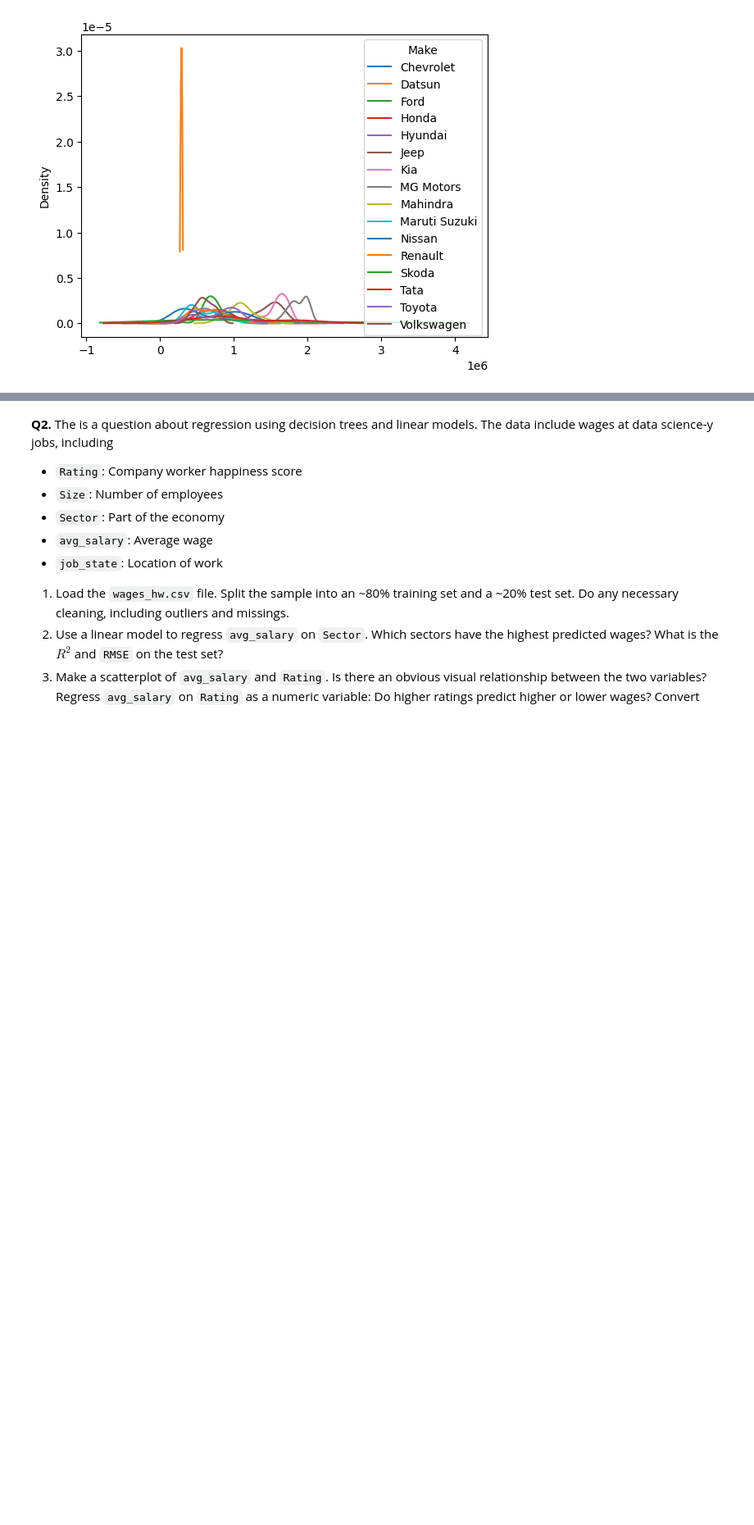
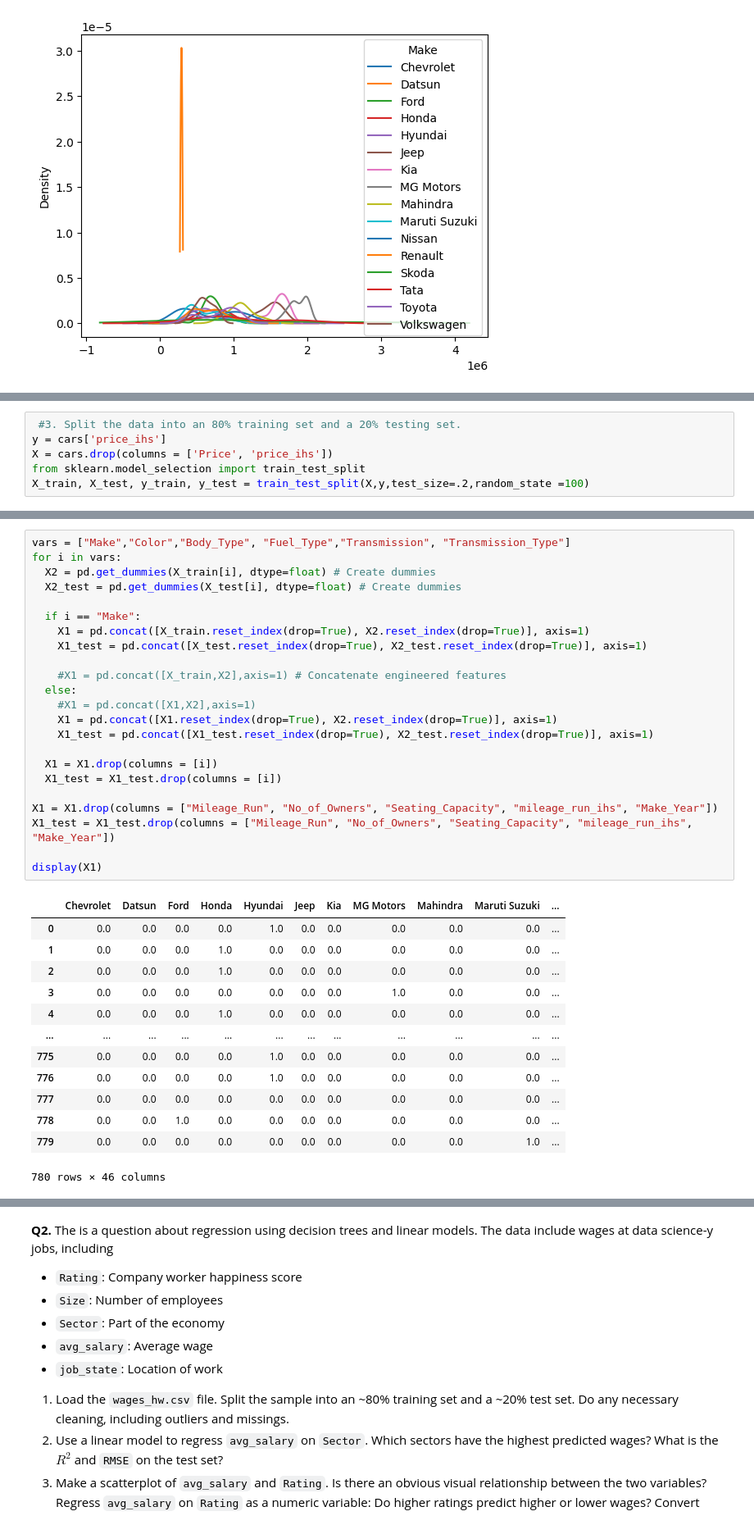
Before and after one commit to BAltenburger/assignment4, a Jupyter notebook: assignment4.ipynb, the cells around one changed output, grey strips where cells are left out. Shown: that part at 82% size. Cells and saved outputs as stored; diff of their text form; blank space fills up the shorter version.

```diff
--- a/assignment4.ipynb
+++ b/assignment4.ipynb
@@ -134,0 +118,6 @@ print(filtered_df)
+# %%
+ #3. Split the data into an 80% training set and a 20% testing set.
+y = cars['price_ihs']
+X = cars.drop(columns = ['Price', 'price_ihs'])
+from sklearn.model_selection import train_test_split
+X_train, X_test, y_train, y_test = train_test_split(X,y,test_size=.2,random_state =100)
@@ -134,0 +155,37 @@ print(filtered_df)
+# %%
+vars = ["Make","Color","Body_Type", "Fuel_Type","Transmission",	"Transmission_Type"]
+for i in vars:
+  X2 = pd.get_dummies(X_train[i], dtype=float) # Create dummies
+  X2_test = pd.get_dummies(X_test[i], dtype=float) # Create dummies
+
+  if i == "Make":
+    X1 = pd.concat([X_train.reset_index(drop=True), X2.reset_index(drop=True)], axis=1)
+    X1_test = pd.concat([X_test.reset_index(drop=True), X2_test.reset_index(drop=True)], axis=1)
+
+    #X1 = pd.concat([X_train,X2],axis=1) # Concatenate engineered features
+  else:
+    #X1 = pd.concat([X1,X2],axis=1)
+    X1 = pd.concat([X1.reset_index(drop=True), X2.reset_index(drop=True)], axis=1)
+    X1_test = pd.concat([X1_test.reset_index(drop=True), X2_test.reset_index(drop=True)], axis=1)
+
+  X1 = X1.drop(columns = [i])
+  X1_test = X1_test.drop(columns = [i])
+
+X1 = X1.drop(columns = ["Mileage_Run", "No_of_Owners", "Seating_Capacity", "mileage_run_ihs", "Make_Year"])
+X1_test = X1_test.drop(columns = ["Mileage_Run", "No_of_Owners", "Seating_Capacity", "mileage_run_ihs", "Make_Year"])
+
+display(X1)
+# %% [output]
+|  | Chevrolet | Datsun | Ford | Honda | Hyundai | Jeep | Kia | MG Motors | Mahindra | Maruti Suzuki | ... |
+| 0 | 0.0 | 0.0 | 0.0 | 0.0 | 1.0 | 0.0 | 0.0 | 0.0 | 0.0 | 0.0 | ... |
+| 1 | 0.0 | 0.0 | 0.0 | 1.0 | 0.0 | 0.0 | 0.0 | 0.0 | 0.0 | 0.0 | ... |
+| 2 | 0.0 | 0.0 | 0.0 | 1.0 | 0.0 | 0.0 | 0.0 | 0.0 | 0.0 | 0.0 | ... |
+| 3 | 0.0 | 0.0 | 0.0 | 0.0 | 0.0 | 0.0 | 0.0 | 1.0 | 0.0 | 0.0 | ... |
+| 4 | 0.0 | 0.0 | 0.0 | 1.0 | 0.0 | 0.0 | 0.0 | 0.0 | 0.0 | 0.0 | ... |
+| ... | ... | ... | ... | ... | ... | ... | ... | ... | ... | ... | ... |
+| 775 | 0.0 | 0.0 | 0.0 | 0.0 | 1.0 | 0.0 | 0.0 | 0.0 | 0.0 | 0.0 | ... |
+| 776 | 0.0 | 0.0 | 0.0 | 0.0 | 1.0 | 0.0 | 0.0 | 0.0 | 0.0 | 0.0 | ... |
+| 777 | 0.0 | 0.0 | 0.0 | 0.0 | 0.0 | 0.0 | 0.0 | 0.0 | 0.0 | 0.0 | ... |
+| 778 | 0.0 | 0.0 | 1.0 | 0.0 | 0.0 | 0.0 | 0.0 | 0.0 | 0.0 | 0.0 | ... |
+| 779 | 0.0 | 0.0 | 0.0 | 0.0 | 0.0 | 0.0 | 0.0 | 0.0 | 0.0 | 1.0 | ... |
+780 rows × 46 columns
```
Also changed, not shown: parts of 24 cells of this notebook.
